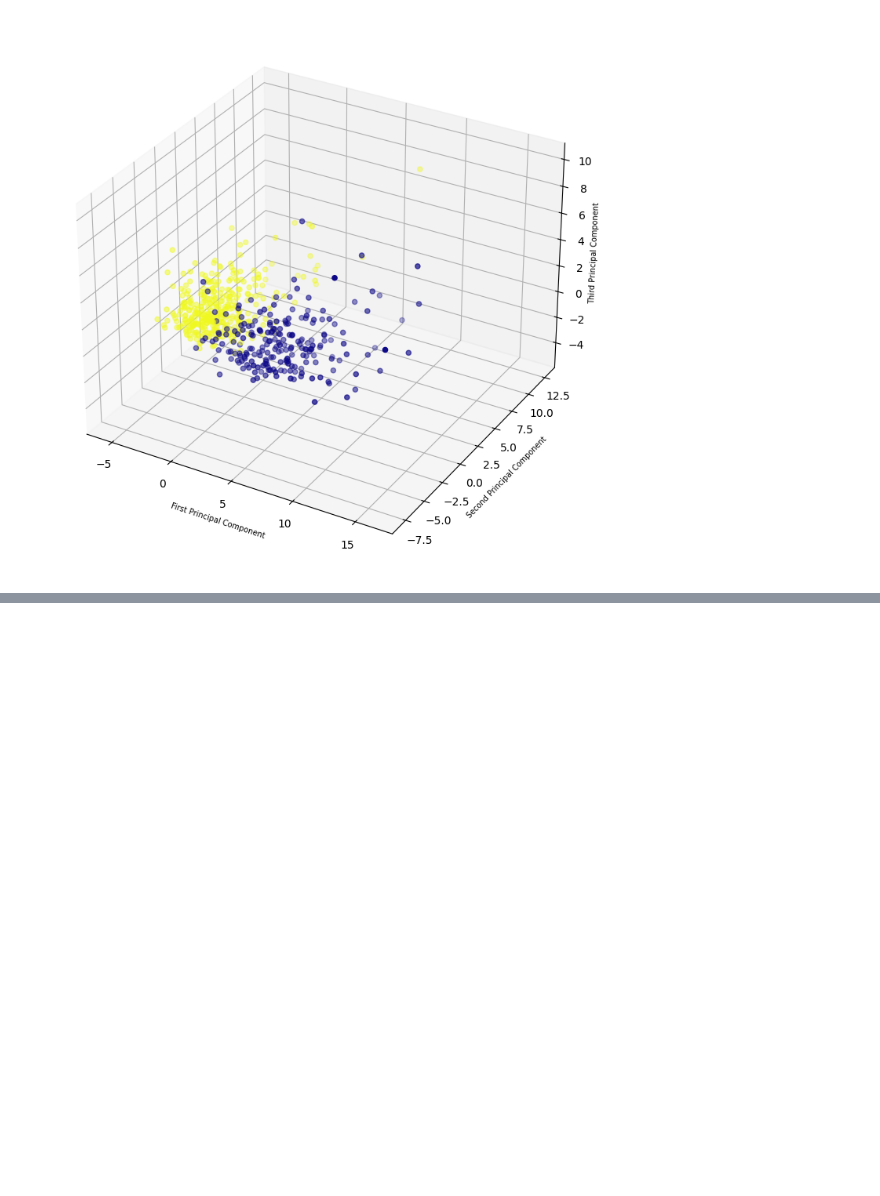
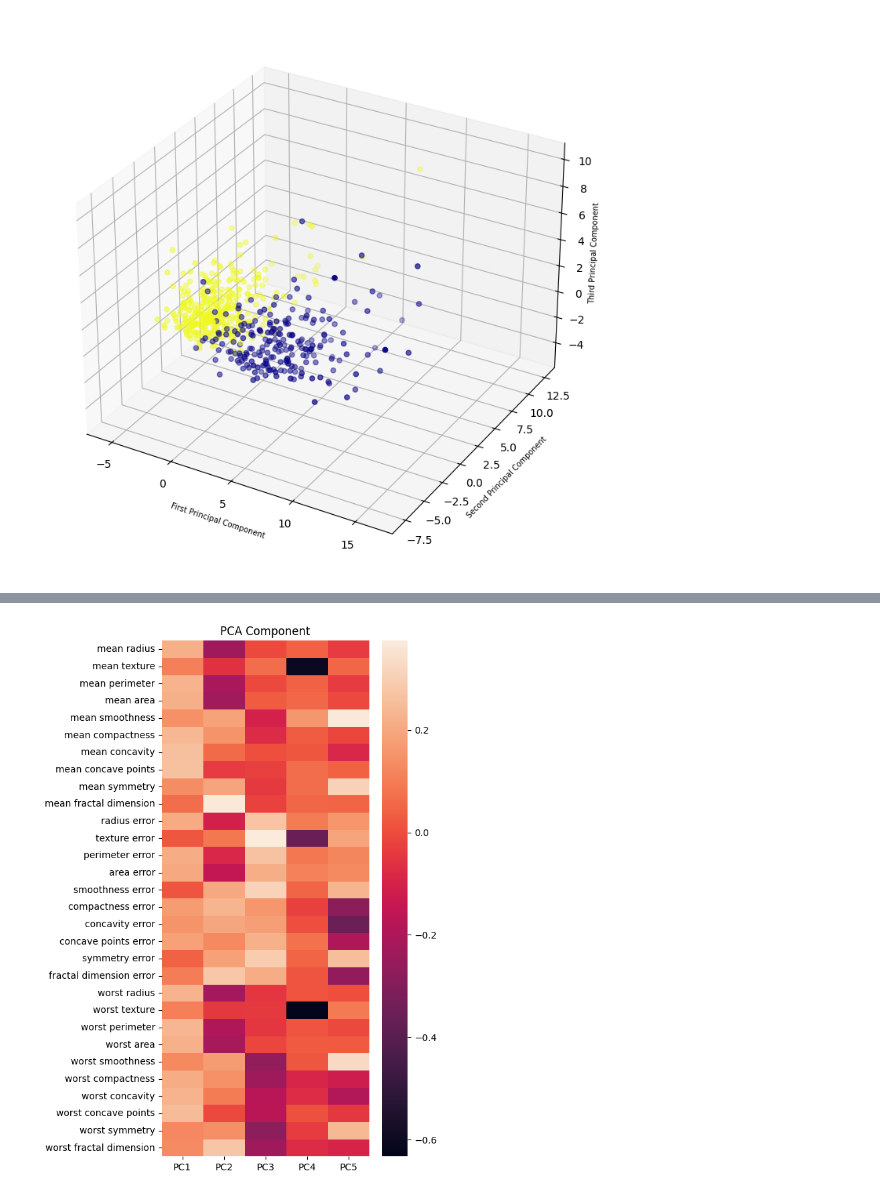
Before and after one commit to alinaserinet/matrix-discovery, a Jupyter notebook: notebooks/PCA.ipynb, the cells around one changed output, grey strips where cells are left out. Saved outputs shown, nothing was run; the diff lists cells and outputs as text; code cells hidden in the pictures; blank space fills up the shorter version.

Commit message:
feat: find the count of components to save 80% of data

```diff
--- a/notebooks/PCA.ipynb
+++ b/notebooks/PCA.ipynb
@@ -261,0 +266,3 @@ plt.show()
+# %%
+explained_var = np.cumsum(eigenvalues) / np.sum(eigenvalues)
+explained_var
@@ -261,0 +276,3 @@ plt.show()
+# %%
+components_counts_80 = np.argmax(explained_var >= 0.80) + 1
+components_counts_80
@@ -261,0 +281,3 @@ plt.show()
+# %%
+u_80 = eigenvectors[:,:components_counts_80]
+u_80
@@ -261,0 +302,6 @@ plt.show()
+# %%
+pca_component_80 = pd.DataFrame(u_80,
+                             index = cancer['feature_names'],
+                             columns = [f'PC{i+1}' for i in range(components_counts_80)]
+                            )
+pca_component_80
@@ -261,0 +326,7 @@ plt.show()
+# %%
+plt.figure(figsize =(5, 10))
+sns.heatmap(pca_component_80)
+plt.title('PCA Component')
+plt.show()
+# %% [output]
+[figure, added]
```
Also changed, not shown: parts of 8 cells of this notebook.
